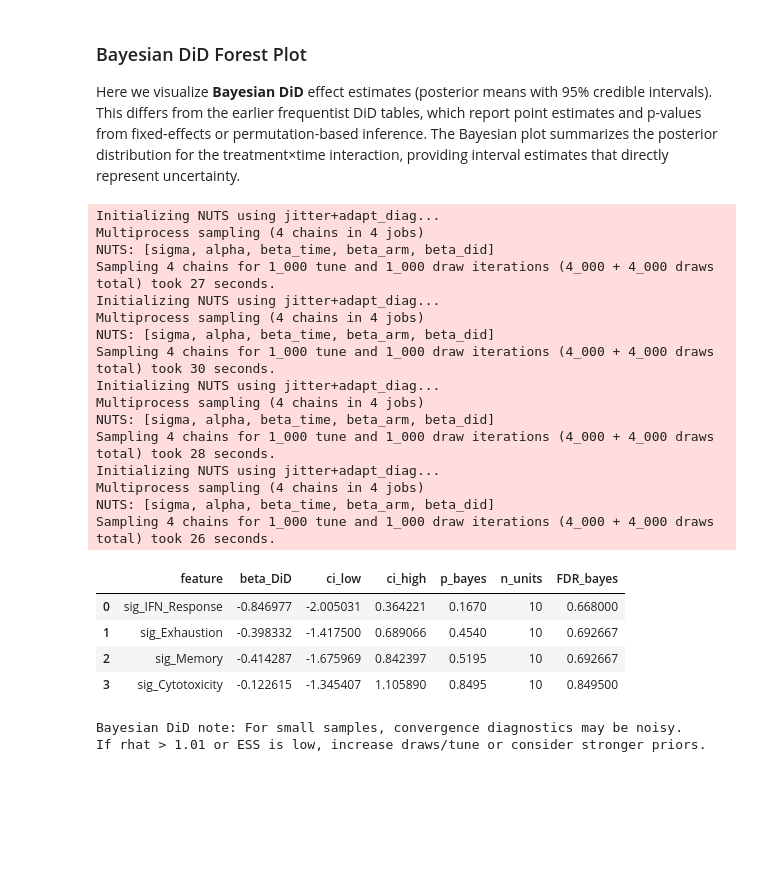
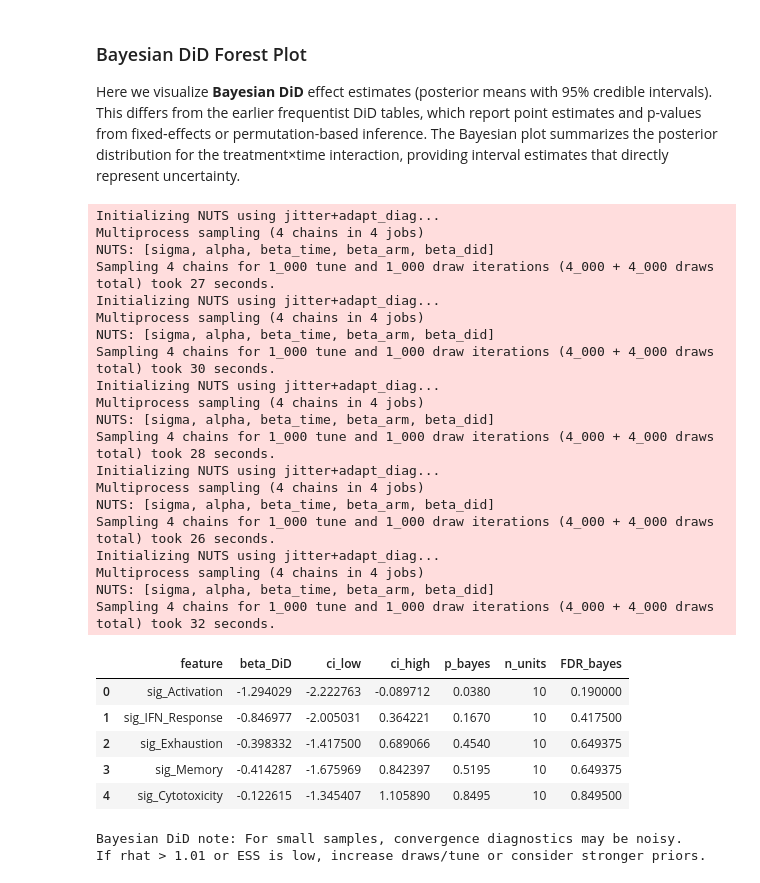
Before and after one commit to TheOmarLab/sctrial, a Jupyter notebook: examples/example_immunotherapy_sade_feldman.ipynb, the cells around one changed output. Saved outputs shown, nothing was run; the diff lists cells and outputs as text; code cells hidden in the pictures; blank space fills up the shorter version.

```diff
--- a/examples/example_immunotherapy_sade_feldman.ipynb
+++ b/examples/example_immunotherapy_sade_feldman.ipynb
@@ -1599,7 +1599,7 @@ try:
 
     bayes_res = st.did_table_bayes(
         adata,
-        features=features_use[:4],
+        features=features_use,
         design=design,
         visits=tuple(visits),
         draws=1000,
@@ -1609,37 +1609,42 @@ try:
         max_treedepth=12,
         seed=SEED,
     )
     display(bayes_res)
 
     print("Bayesian DiD note: For small samples, convergence diagnostics may be noisy.")
     print("If rhat > 1.01 or ESS is low, increase draws/tune or consider stronger priors.")
 except ImportError:
     print("PyMC not installed; skip Bayesian DiD. Install with: pip install 'sctrial[bayes]'")
 except Exception as e:
     print("Bayesian DiD failed due to PyMC/PyTensor runtime error.")
     print(f"Reason: {type(e).__name__}: {e}")
 # %% [output]
 Initializing NUTS using jitter+adapt_diag...
 Multiprocess sampling (4 chains in 4 jobs)
 NUTS: [sigma, alpha, beta_time, beta_arm, beta_did]
 Sampling 4 chains for 1_000 tune and 1_000 draw iterations (4_000 + 4_000 draws total) took 27 seconds.
 Initializing NUTS using jitter+adapt_diag...
 Multiprocess sampling (4 chains in 4 jobs)
 NUTS: [sigma, alpha, beta_time, beta_arm, beta_did]
 Sampling 4 chains for 1_000 tune and 1_000 draw iterations (4_000 + 4_000 draws total) took 30 seconds.
 Initializing NUTS using jitter+adapt_diag...
 Multiprocess sampling (4 chains in 4 jobs)
 NUTS: [sigma, alpha, beta_time, beta_arm, beta_did]
 Sampling 4 chains for 1_000 tune and 1_000 draw iterations (4_000 + 4_000 draws total) took 28 seconds.
 Initializing NUTS using jitter+adapt_diag...
 Multiprocess sampling (4 chains in 4 jobs)
 NUTS: [sigma, alpha, beta_time, beta_arm, beta_did]
 Sampling 4 chains for 1_000 tune and 1_000 draw iterations (4_000 + 4_000 draws total) took 26 seconds.
+Initializing NUTS using jitter+adapt_diag...
+Multiprocess sampling (4 chains in 4 jobs)
+NUTS: [sigma, alpha, beta_time, beta_arm, beta_did]
+Sampling 4 chains for 1_000 tune and 1_000 draw iterations (4_000 + 4_000 draws total) took 32 seconds.
 |  | feature | beta_DiD | ci_low | ci_high | p_bayes | n_units | FDR_bayes |
-| 0 | sig_IFN_Response | -0.846977 | -2.005031 | 0.364221 | 0.1670 | 10 | 0.668000 |
-| 1 | sig_Exhaustion | -0.398332 | -1.417500 | 0.689066 | 0.4540 | 10 | 0.692667 |
-| 2 | sig_Memory | -0.414287 | -1.675969 | 0.842397 | 0.5195 | 10 | 0.692667 |
-| 3 | sig_Cytotoxicity | -0.122615 | -1.345407 | 1.105890 | 0.8495 | 10 | 0.849500 |
+| 0 | sig_Activation | -1.294029 | -2.222763 | -0.089712 | 0.0380 | 10 | 0.190000 |
+| 1 | sig_IFN_Response | -0.846977 | -2.005031 | 0.364221 | 0.1670 | 10 | 0.417500 |
+| 2 | sig_Exhaustion | -0.398332 | -1.417500 | 0.689066 | 0.4540 | 10 | 0.649375 |
+| 3 | sig_Memory | -0.414287 | -1.675969 | 0.842397 | 0.5195 | 10 | 0.649375 |
+| 4 | sig_Cytotoxicity | -0.122615 | -1.345407 | 1.105890 | 0.8495 | 10 | 0.849500 |
 Bayesian DiD note: For small samples, convergence diagnostics may be noisy.
 If rhat > 1.01 or ESS is low, increase draws/tune or consider stronger priors.
 # %%
```
Also changed, not shown: parts of 1 cell of this notebook, 1 other file.
